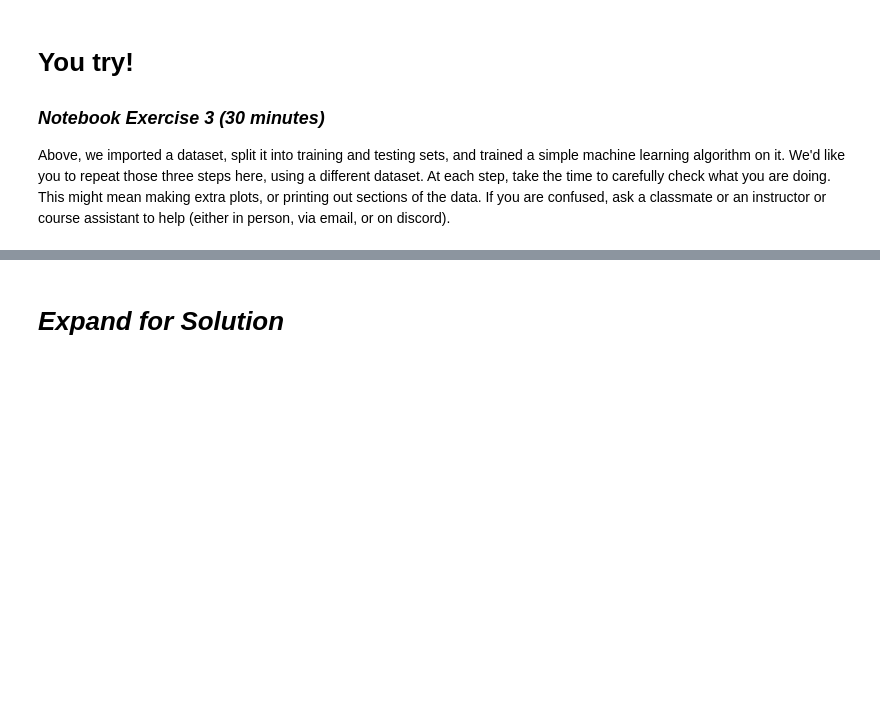
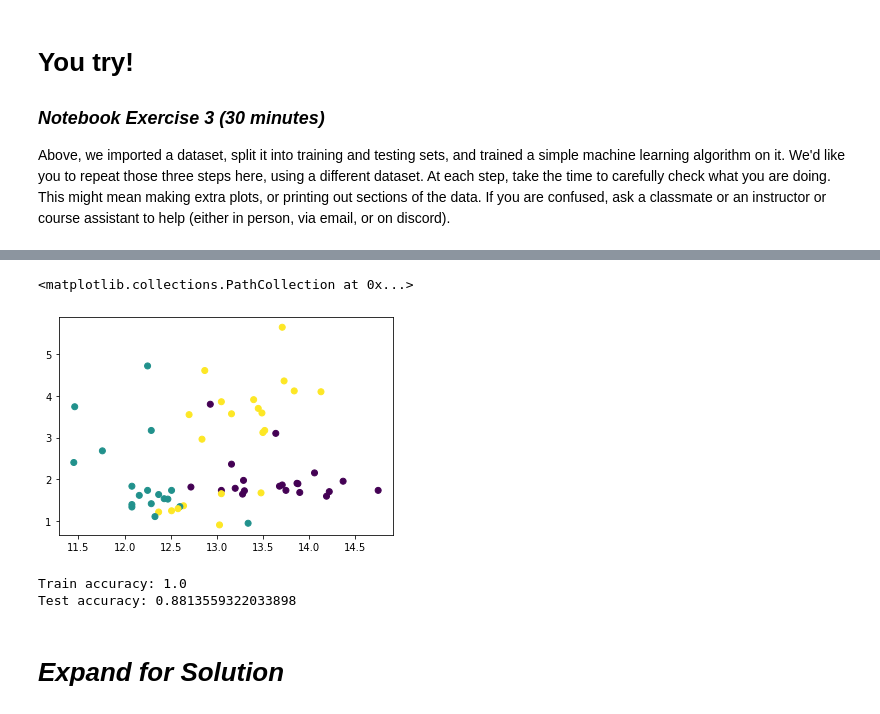
Before and after one commit to wsh32/machine_learning, a Jupyter notebook: modules/02/Assignment_02a_Companion_2021f.ipynb, the cells around one changed output, grey strips where cells are left out. Cells and saved outputs as stored; diff of their text form; code cells hidden in the pictures; blank space fills up the shorter version.

```diff
--- a/modules/02/Assignment_02a_Companion_2021f.ipynb
+++ b/modules/02/Assignment_02a_Companion_2021f.ipynb
@@ -96,3 +167,21 @@ wine = datasets.load_wine()
+# %%
+# Run against test data
+y_pred_tree_test = clf.predict(X_test)
+plt.scatter(X_test[:, 0], X_test[:, 1], c=y_pred_tree_test)
+# %% [output]
+<matplotlib.collections.PathCollection at 0x...>
+[figure, added]
+# %%
+# Compute accuracies
+y_pred_tree_train = clf.predict(X_train)
+train_accuracy = sum(y_pred_tree_train == y_train) / len(y_train)
+print(f"Train accuracy: {train_accuracy}")
+
+test_accuracy = sum(y_pred_tree_test == y_test) / len(y_test)
+print(f"Test accuracy: {test_accuracy}")
+# %% [output]
+Train accuracy: 1.0
+Test accuracy: 0.8813559322033898
 # %% [markdown]
 # ***Expand for Solution***
 # %%
```
Also changed, not shown: parts of 8 cells of this notebook.
